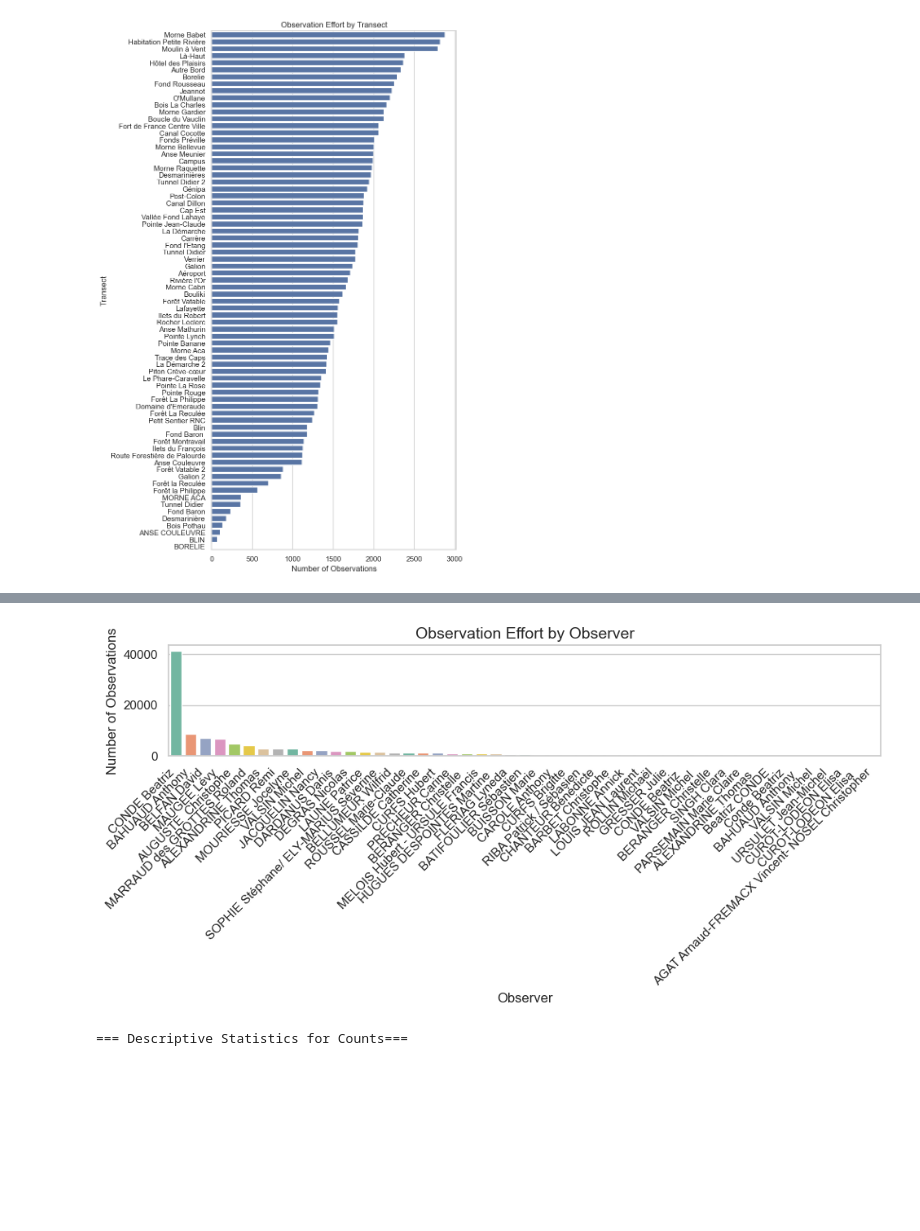
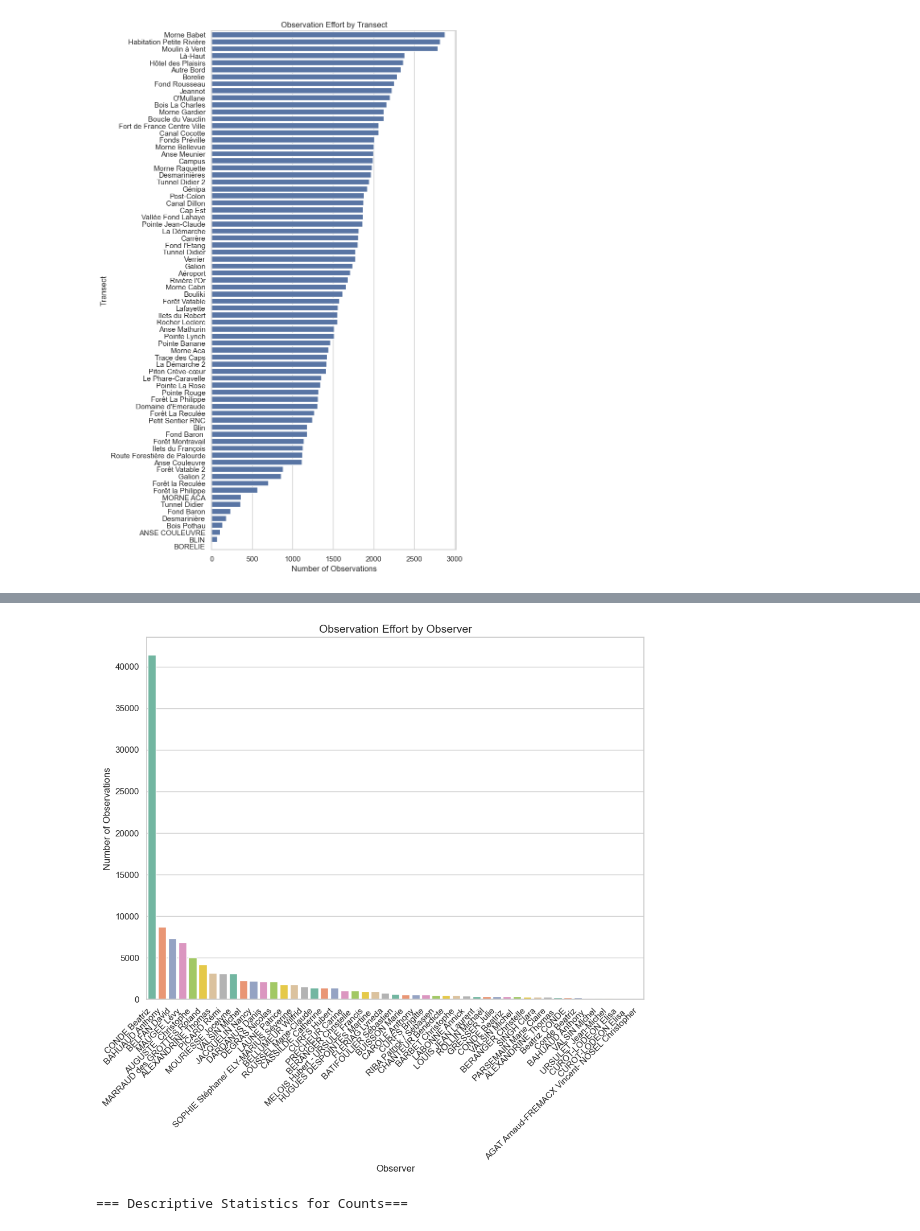
Before and after one commit to fonction-positive/AS_Projet_Birds, a Jupyter notebook: projet_bird/bird.ipynb, the cells around one changed output, grey strips where cells are left out. Cells and saved outputs as stored; diff of their text form; code cells hidden in the pictures; blank space fills up the shorter version.

```diff
--- a/projet_bird/bird.ipynb
+++ b/projet_bird/bird.ipynb
@@ -187,3 +440,39 @@ plt.tight_layout()
 plt.show()
 # %% [output]
 [figure]
+# %%
+import pandas as pd
+import matplotlib.pyplot as plt
+import seaborn as sns
+
+# Ensure year column exists
+obs_data['year'] = obs_data['date'].dt.year
+
+# Count number of unique survey days per transect per year
+effort_transect_year = (
+    obs_data.groupby(['Nom_transect', 'year'])['date']
+    .nunique()  # unique survey days as effort
+    .reset_index(name='survey_days')
+)
+
+# Pivot to create transect x year matrix
+# Pivot 表格
+effort_pivot = effort_transect_year.pivot(index='Nom_transect', columns='year', values='survey_days')
+
+# 可视化时使用对数或平方根增强对比
+effort_display = np.sqrt(effort_pivot.fillna(0))  # 对数也可以： np.log1p(effort_pivot)
+
+plt.figure(figsize=(14,10))
+sns.heatmap(
+    effort_display,
+    cmap="Blues",  # 蓝色
+    linewidths=0.5,
+    linecolor='gray',
+    cbar_kws={'label': 'Survey Days (sqrt-transformed)'},
+    square=False
+)
+plt.title("Observer Effort Heatmap by Transect and Year (Transformed)", fontsize=14)
+plt.xlabel("Year", fontsize=12)
+plt.ylabel("Transect", fontsize=12)
+plt.tight_layout()
+plt.show()
@@ -190,32 +585,32 @@ plt.show()
 # %%
 # 2.3 Effort by observer
 # 观察者努力量 / 每位观察者观测次数
 
 # 计算每位观察者的观测次数 / Count observations per observer
 effort_by_observer = obs_data['Nom_observateur'].value_counts()
 
 # 将 Series 转为 DataFrame / Convert Series to DataFrame
 observer_df = effort_by_observer.reset_index()
 observer_df.columns = ['Observer', 'Count']
 
-plt.figure(figsize=(10, 5))
+plt.figure(figsize=(10, 10))
 sns.barplot(
     x='Observer',
     y='Count',
     data=observer_df,
     hue='Observer',   # 使用 hue 兼容 seaborn 未来版本
     dodge=False,      # 不拆分箱体
     palette="Set2",
     legend=False      # 隐藏图例
 )
 plt.title("Observation Effort by Observer", fontsize=14)
 plt.xlabel("Observer", fontsize=12)
 plt.ylabel("Number of Observations", fontsize=12)
 plt.xticks(rotation=45, ha='right')
 plt.tight_layout()
 plt.show()
 # %% [output]
-[figure, old version]
+[figure, new version]
 # %%
 # ## 3. Distribution of species counts
 # ## 3. 物种计数分布
```
Also changed, not shown: parts of 45 cells of this notebook.
